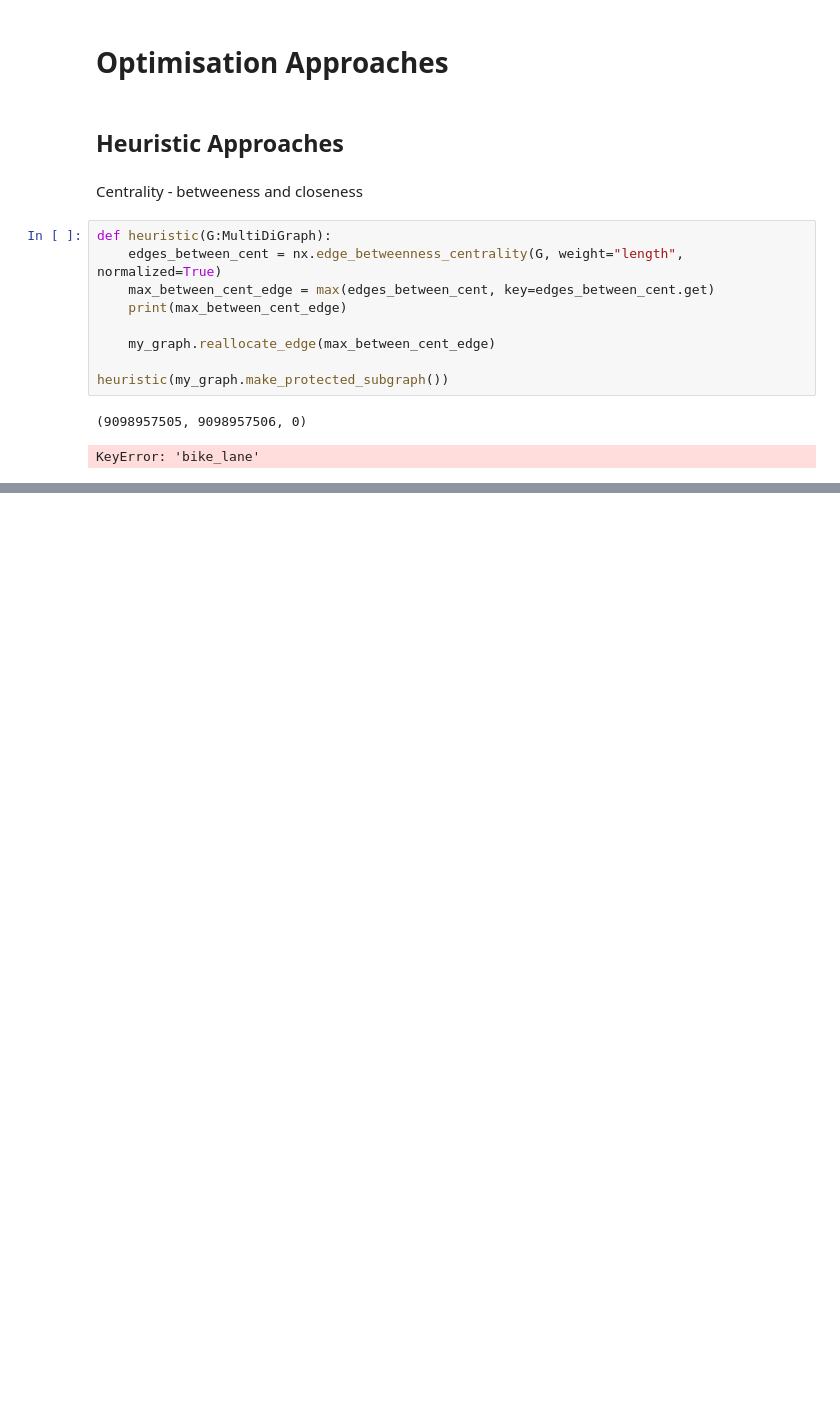
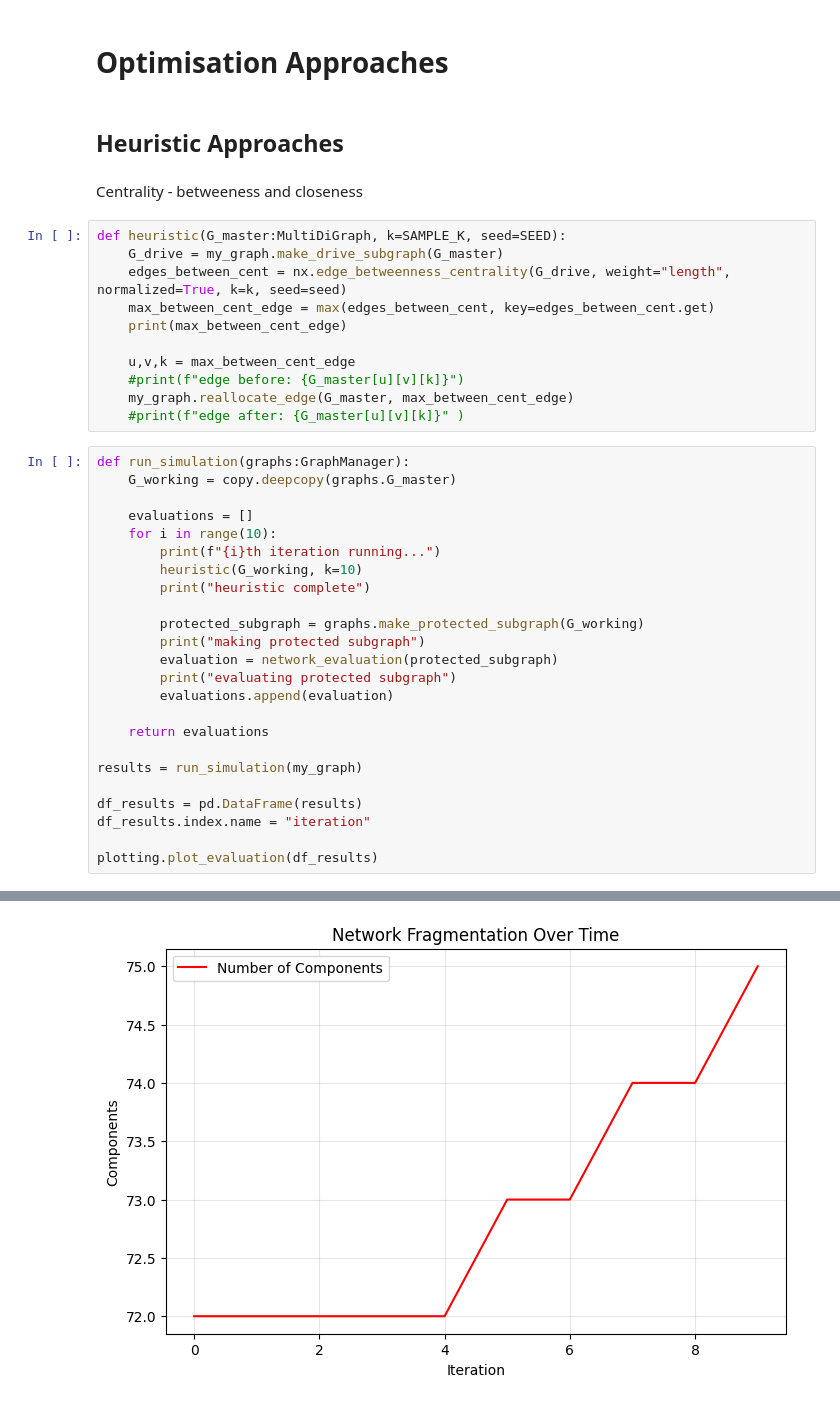
Before and after one commit to Matthew-Pirotta/FYP-OpenPaths, a Jupyter notebook: Code/main.ipynb, the cells around one changed output, grey strips where cells are left out. Saved outputs shown, nothing was run; the diff lists cells and outputs as text; blank space fills up the shorter version.

Commit message:
refactored graph_manager class to no longer use self.master but instead dependency injection. Also did basic plotting for simulation

```diff
--- a/Code/main.ipynb
+++ b/Code/main.ipynb
@@ -370,14 +386,38 @@ network_evaluation(my_graph.make_protected_subgraph())
 # %% [markdown]
 Centrality - betweeness and closeness
 # %%
-def heuristic(G:MultiDiGraph):
-    edges_between_cent = nx.edge_betweenness_centrality(G, weight="length", normalized=True)
+def heuristic(G_master:MultiDiGraph, k=SAMPLE_K, seed=SEED):
+    G_drive = my_graph.make_drive_subgraph(G_master)
+    edges_between_cent = nx.edge_betweenness_centrality(G_drive, weight="length", normalized=True, k=k, seed=seed)
     max_between_cent_edge = max(edges_between_cent, key=edges_between_cent.get)
     print(max_between_cent_edge)
 
-    my_graph.reallocate_edge(max_between_cent_edge)
-
-heuristic(my_graph.make_protected_subgraph())
+    u,v,k = max_between_cent_edge
+    #print(f"edge before: {G_master[u][v][k]}")
+    my_graph.reallocate_edge(G_master, max_between_cent_edge)
+    #print(f"edge after: {G_master[u][v][k]}" )
-# %% [output]
-(9098957505, 9098957506, 0)
-KeyError: 'bike_lane'
+# %%
+def run_simulation(graphs:GraphManager):
+    G_working = copy.deepcopy(graphs.G_master)
+
+    evaluations = []
+    for i in range(10):
+        print(f"{i}th iteration running...")
+        heuristic(G_working, k=10)
+        print("heuristic complete")
+
+        protected_subgraph = graphs.make_protected_subgraph(G_working)
+        print("making protected subgraph")
+        evaluation = network_evaluation(protected_subgraph)
+        print("evaluating protected subgraph")
+        evaluations.append(evaluation)
+
+    return evaluations
+
+results = run_simulation(my_graph)
+
+df_results = pd.DataFrame(results)
+df_results.index.name = "iteration"
+
+plotting.plot_evaluation(df_results)
+# %% [output]
@@ -383,0 +441 @@ KeyError: 'bike_lane'
+[figure, added]
```
Also changed, not shown: parts of 9 cells of this notebook, 5 other files.
